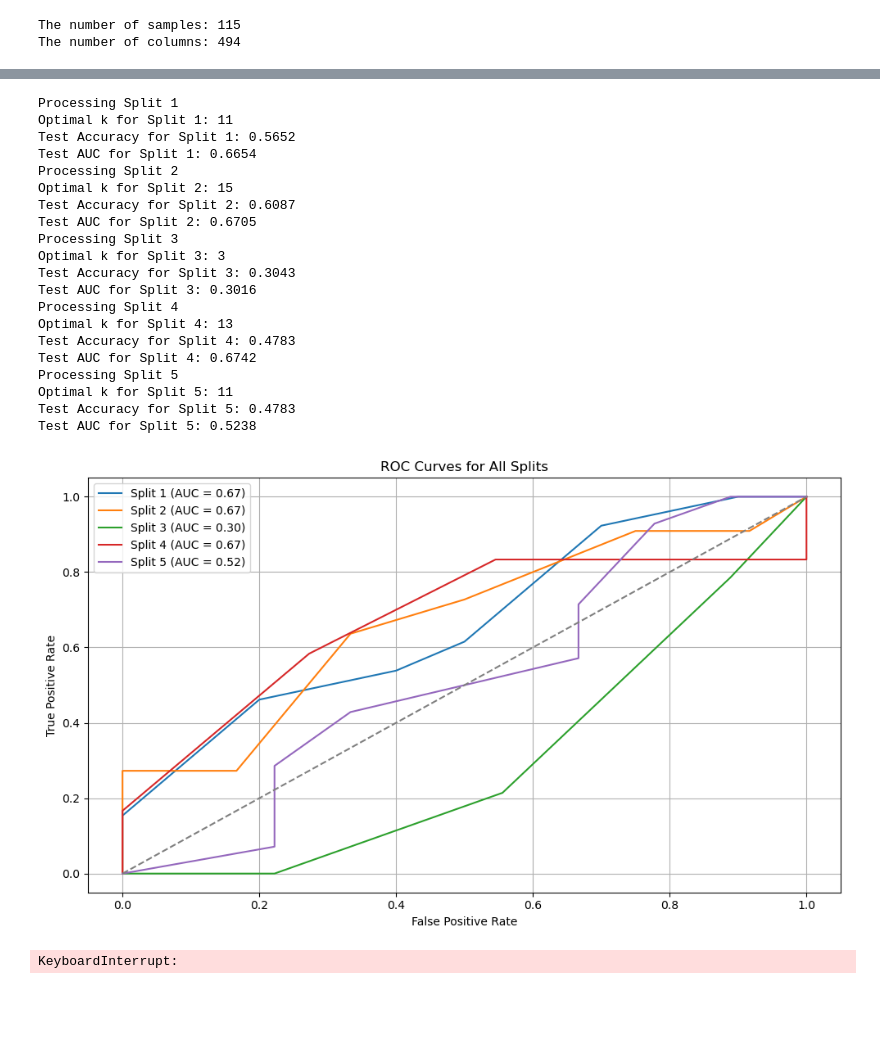
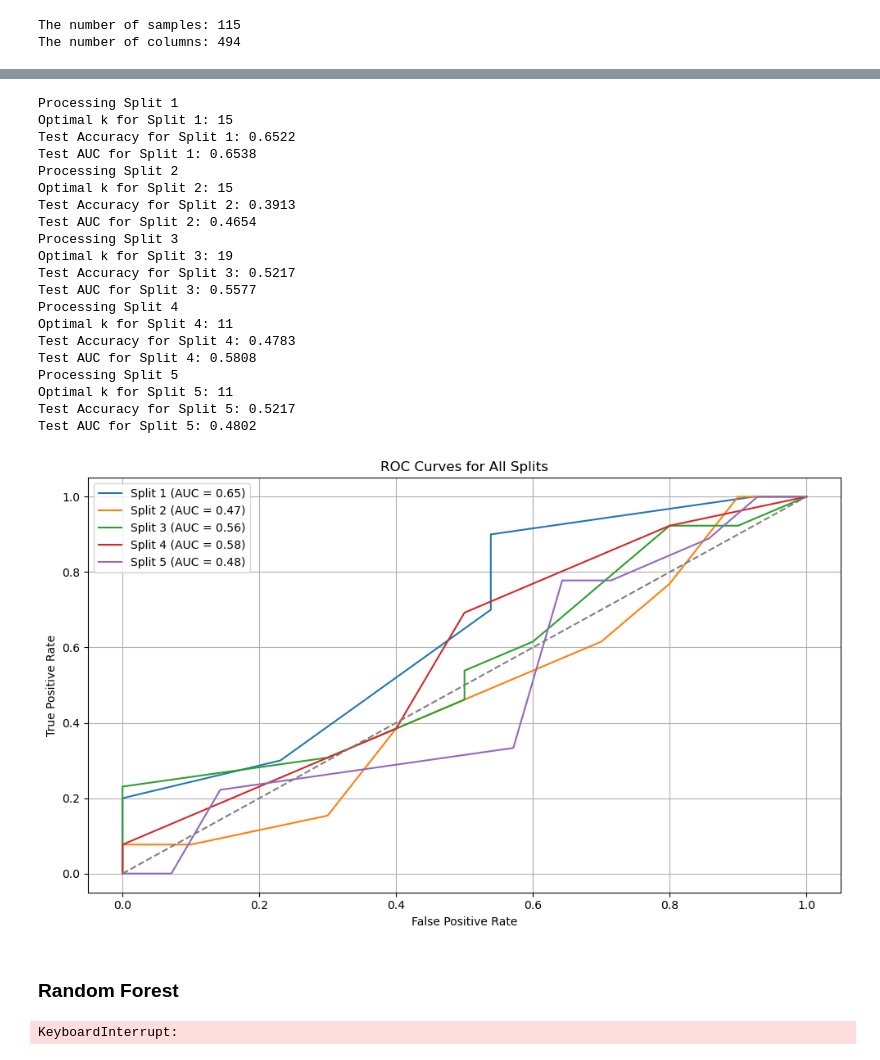
Before and after one commit to jolinevb/Lipo_ML, a Jupyter notebook: assignment.ipynb, the cells around one changed output, grey strips where cells are left out. Cells and saved outputs as stored; diff of their text form; code cells hidden in the pictures; blank space fills up the shorter version.

```diff
--- a/assignment.ipynb
+++ b/assignment.ipynb
@@ -310,0 +136,14 @@ Gemiddelde accuracy over 5 splits: 0.6000
+# %%
+# Spliting data
+def split_data(data,split=5,n=5):
+    """ Docstring for split_data"""
+    train_ratio = 1/split
+    split_length_max = int(np.round(train_ratio * (data.shape[0]) * n))
+    features = data.drop(columns=['label'])
+    label = data['label']
+    split_length_min = int(np.round(train_ratio * (data.shape[0]) * (n-1)))
+    features_test = features[split_length_min:split_length_max]
+    features_train = features.loc[~features.index.isin(features_test.index)]
+    label_test = label[split_length_min:split_length_max]
+    label_train = label.loc[~label.index.isin(label_test.index)]
+    return features_train,features_test,label_train,label_test
@@ -311,24 +303,26 @@ Gemiddelde accuracy over 5 splits: 0.6000
 # %%
-def cross_validate_knn(data, label_column='label', k_values=[1, 3, 5, 7, 9, 11, 13, 15, 17, 19], train_ratio=0.8, random_state=42):
+# Functie voor cross-validatie met KNN
+def cross_validate_knn(data, k_values=[1, 3, 5, 7, 9, 11, 13, 15, 17, 19], random_state=42):
     """
-    Voer cross-validation uit op de data, vindt de beste k-waarde, traint het model en test op de testset.
+    Voer cross-validation uit op de data, vind de beste k-waarde, train het model en test op de testset.
 
-    :param data: Dataframe met de features en labels
+    :param data: DataFrame met de features en labels
     :param label_column: Naam van de kolom met de labels
     :param k_values: Lijst van k-waarden om te testen
-    :param train_ratio: Verhouding van training/test data (bijvoorbeeld 0.8 voor 80% training, 20% test)
+    :param n_splits: Het aantal splits voor cross-validation (bijv. 5)
     :param random_state: Zaadje voor de willekeurige splits
     :return: ROC curve data voor alle splits
     """
+    np.random.seed(random_state)
     # Lijst om de ROC data van alle splits op te slaan
     roc_data_all_splits = []
 
-    # Voer de 5 splits uit (5-fold cross-validation)
-    for split_index in range(5):
-        print(f"Processing Split {split_index + 1}")
+    # Loop door de splits (bijvoorbeeld 5-fold cross-validation)
+    for split_index in range(1,6,1):
+        print(f"Processing Split {split_index}")
 
-        # Split de data (80% training, 20% test) voor deze specifieke split
-        features_train, features_test, label_train, label_test = split_data(data, label_column=label_column, train_ratio=train_ratio, random_state=split_index)
+        # Split de data (train/test splits voor deze specifieke fold)
+        features_train, features_test, label_train, label_test = split_data(data, split=5, n=split_index)
 
         # Schaal de features met RobustScaler
         scaler = RobustScaler()
@@ -344,12 +338,12 @@ def cross_validate_knn(data, label_column='label', k_values=[1, 3, 5, 7, 9, 11,
         cv_scores = []
         for k in k_values:
             knn = KNeighborsClassifier(n_neighbors=k)
-            scores = cross_val_score(knn, features_train_scaled, label_train_encoded, cv=10, scoring='accuracy')
+            scores = cross_val_score(knn, features_train_scaled, label_train_encoded, cv=5, scoring='accuracy')
             cv_scores.append(scores.mean())
 
         # Kies de beste k-waarde
         optimal_k = k_values[cv_scores.index(max(cv_scores))]
-        print(f"Optimal k for Split {split_index + 1}: {optimal_k}")
+        print(f"Optimal k for Split {split_index}: {optimal_k}")
 
         # Train het model met de beste k
         knn_final = KNeighborsClassifier(n_neighbors=optimal_k)
@@ -358,22 +352,24 @@ def cross_validate_knn(data, label_column='label', k_values=[1, 3, 5, 7, 9, 11,
         # Test het model op de testset
         test_predictions = knn_final.predict(features_test_scaled)
         test_accuracy = accuracy_score(label_test_encoded, test_predictions)
-        print(f"Test Accuracy for Split {split_index + 1}: {test_accuracy:.4f}")
+        print(f"Test Accuracy for Split {split_index}: {test_accuracy:.4f}")
 
         # Bereken de ROC curve en AUC voor de testset
         y_pred_prob = knn_final.predict_proba(features_test_scaled)[:, 1]
         fpr, tpr, _ = roc_curve(label_test_encoded, y_pred_prob)
         roc_auc = auc(fpr, tpr)
-        print(f"Test AUC for Split {split_index + 1}: {roc_auc:.4f}")
+        print(f"Test AUC for Split {split_index}: {roc_auc:.4f}")
 
         # Sla de ROC curve data voor deze split op
         roc_data_all_splits.append((fpr, tpr, roc_auc))
 
     return roc_data_all_splits
 
+# Functie om de ROC curves te plotten
 def plot_roc_curves(roc_data_all_splits):
     """
     Plot de ROC curves voor alle splits.
+
     :param roc_data_all_splits: Lijst met ROC-gegevens voor elke split
     """
     plt.figure(figsize=(10, 6))
@@ -385,46 +381,47 @@ def plot_roc_curves(roc_data_all_splits):
     # Voeg de diagonaal (willekeurige voorspellingen) toe
     plt.plot([0, 1], [0, 1], linestyle='--', color='gray')
 
     # Labels en titel
     plt.title('ROC Curves for All Splits')
     plt.xlabel('False Positive Rate')
     plt.ylabel('True Positive Rate')
 
     # Toon de legenda
     plt.legend()
 
     # Zet het raster aan voor leesbaarheid
     plt.grid(True)
 
     # Zorg dat de layout goed is
     plt.tight_layout()
     plt.show()
 
-# Verkrijg de ROC data voor alle splits
-roc_data_all_splits = cross_validate_knn(data, label_column='label', k_values=k_values)
 
+roc_data_all_splits = cross_validate_knn(data)
 # Plot de ROC curves voor alle splits
 plot_roc_curves(roc_data_all_splits)
 # %% [output]
 Processing Split 1
-Optimal k for Split 1: 11
-Test Accuracy for Split 1: 0.5652
-Test AUC for Split 1: 0.6654
+Optimal k for Split 1: 15
+Test Accuracy for Split 1: 0.6522
+Test AUC for Split 1: 0.6538
 Processing Split 2
 Optimal k for Split 2: 15
-Test Accuracy for Split 2: 0.6087
-Test AUC for Split 2: 0.6705
+Test Accuracy for Split 2: 0.3913
+Test AUC for Split 2: 0.4654
 Processing Split 3
-Optimal k for Split 3: 3
-Test Accuracy for Split 3: 0.3043
-Test AUC for Split 3: 0.3016
+Optimal k for Split 3: 19
+Test Accuracy for Split 3: 0.5217
+Test AUC for Split 3: 0.5577
 Processing Split 4
-Optimal k for Split 4: 13
+Optimal k for Split 4: 11
 Test Accuracy for Split 4: 0.4783
-Test AUC for Split 4: 0.6742
+Test AUC for Split 4: 0.5808
 Processing Split 5
 Optimal k for Split 5: 11
-Test Accuracy for Split 5: 0.4783
-Test AUC for Split 5: 0.5238
+Test Accuracy for Split 5: 0.5217
+Test AUC for Split 5: 0.4802
-[figure, old version]
+[figure, new version]
+# %% [markdown]
+### Random Forest
 # %%
```
Also changed, not shown: parts of 16 cells of this notebook.
